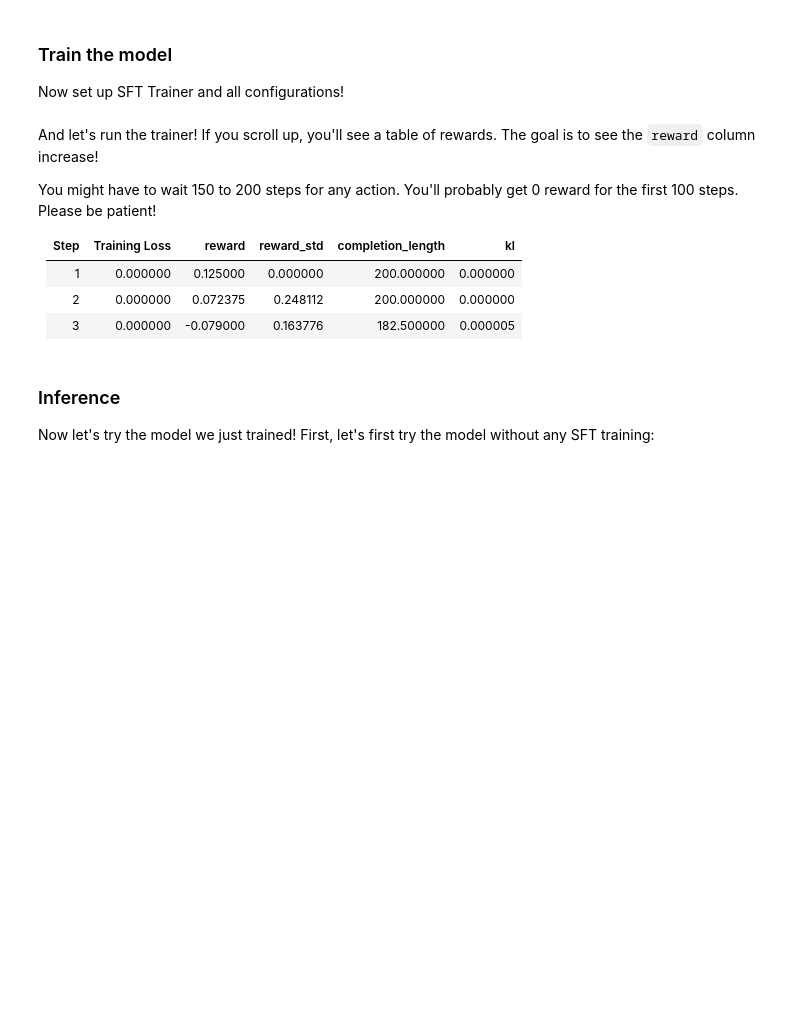
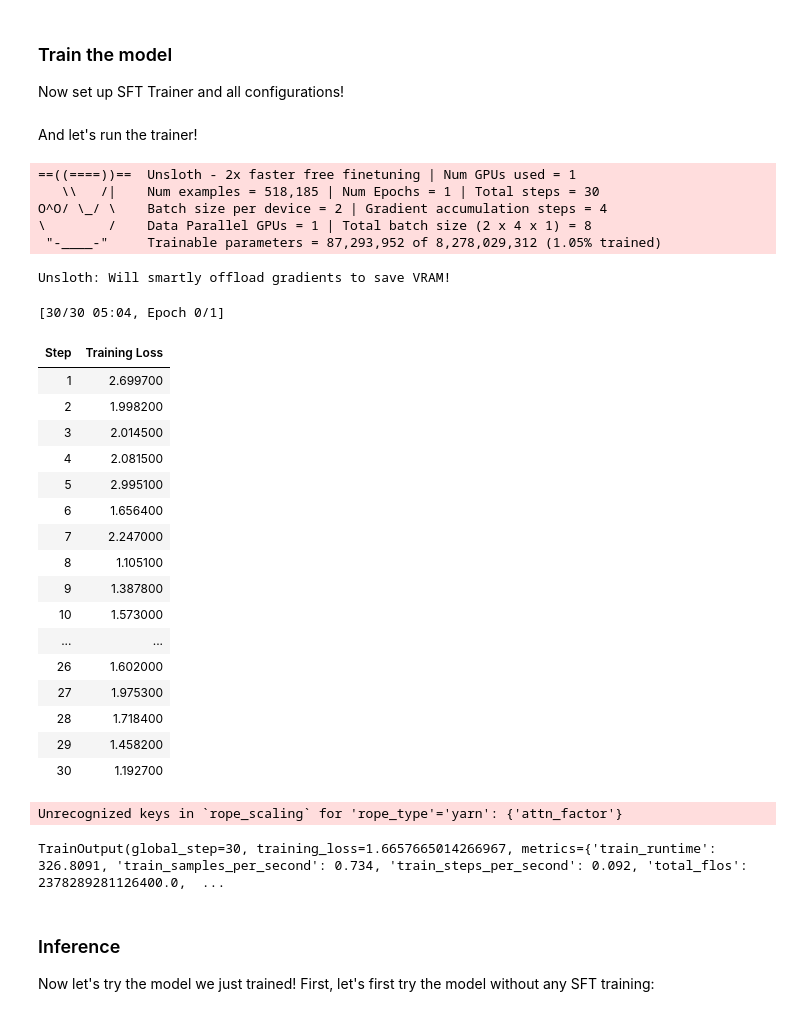
Before and after one commit to sdk451/CyberScraper-2077, a Jupyter notebook: DeepSeek_R1_0528_Qwen3_(8B)_Instruct.ipynb, the cells around one changed output. Cells and saved outputs as stored; diff of their text form; code cells hidden in the pictures; blank space fills up the shorter version.

```diff
--- a/DeepSeek_R1_0528_Qwen3_(8B)_Instruct.ipynb
+++ b/DeepSeek_R1_0528_Qwen3_(8B)_Instruct.ipynb
@@ -174,0 +228,15 @@ dataset[0]
+# %%
+def format_dataset(x):
+    return [
+        {"role" : "system",    "content" : system_prompt},
+        {"role" : "user",      "content" : x['user']},
+        {"role" : "assistant", "content" : x['assistant']},
+    ]
+
+from datasets import Dataset
+
+dataset = dataset.map(lambda x: {"text": tokenizer.apply_chat_template(format_dataset(x), tokenize=False)})
+
+# dataset["text"] = tokenizer.apply_chat_template(dataset.tolist(), tokenize = False)
+# dataset = Dataset.from_dict(dataset)
+dataset
@@ -179,15 +250,15 @@ Ie we'll remove the top 10% long prompts.
 # %%
-tokenized = dataset.map(
-    lambda x: {"tokens" : tokenizer.apply_chat_template(x["prompt"], add_generation_prompt = True, tokenize = True)},
-    batched = True,
-)
-print(tokenizer.decode(tokenized[0]["tokens"]))
-tokenized = tokenized.map(lambda x: {"L" : len(x["tokens"])})
+# tokenized = dataset.map(
+#     lambda x: {"tokens" : tokenizer.apply_chat_template(x["prompt"], add_generation_prompt = True, tokenize = True)},
+#     batched = True,
+# )
+# print(tokenizer.decode(tokenized[0]["tokens"]))
+# tokenized = tokenized.map(lambda x: {"L" : len(x["tokens"])})
 
-import numpy as np
-maximum_length = int(np.quantile(tokenized["L"], 0.9))
-print("Max Length = ", maximum_length)
+# import numpy as np
+# maximum_length = int(np.quantile(tokenized["L"], 0.9))
+# print("Max Length = ", maximum_length)
 
-# Filter only samples smaller than 90% max length
-dataset = dataset.select(np.where(np.array(tokenized["L"]) <= maximum_length)[0])
-del tokenized
+# # Filter only samples smaller than 90% max length
+# dataset = dataset.select(np.where(np.array(tokenized["L"]) <= maximum_length)[0])
+# del tokenized
@@ -221,34 +312,53 @@ sft_config = SFTConfig(
     completion_only_loss=False,
     # Add more configurations as needed
 )
-# %% [markdown]
-And let's run the trainer! If you scroll up, you'll see a table of rewards. The goal is to see the `reward` column increase!
-
-You might have to wait 150 to 200 steps for any action. You'll probably get 0 reward for the first 100 steps. Please be patient!
-
-| Step | Training Loss | reward    | reward_std | completion_length | kl       |
-|------|---------------|-----------|------------|-------------------|----------|
-| 1    | 0.000000      | 0.125000  | 0.000000   | 200.000000        | 0.000000 |
-| 2    | 0.000000      | 0.072375  | 0.248112   | 200.000000        | 0.000000 |
-| 3    | 0.000000      | -0.079000 | 0.163776   | 182.500000        | 0.000005 |
+# %% [markdown]
+And let's run the trainer!
 # %%
 # For optional training + evaluation
 # new_dataset = dataset.train_test_split(test_size = 0.01)
 
 trainer = SFTTrainer(
     model = model,
-    processing_class = tokenizer, # processing_class=processor.tokenizer,
+    # formatting_func = tokenizer, # processing_class=processor.tokenizer,
     dataset_text_field = "text", # Set the dataset_text_field to the new 'text' column
     packing = False, # Can make training 5x faster for short sequences.
     args = sft_config,
     train_dataset = dataset,
     # formatting_func=formatting_func, # No longer needed here as we pre-processed the dataset
     # For optional training + evaluation
     # train_dataset = new_dataset["train"],
     # eval_dataset = new_dataset["test"],
 )
 
 trainer.train()
+# %% [output]
+==((====))==  Unsloth - 2x faster free finetuning | Num GPUs used = 1
+   \\   /|    Num examples = 518,185 | Num Epochs = 1 | Total steps = 30
+O^O/ \_/ \    Batch size per device = 2 | Gradient accumulation steps = 4
+\        /    Data Parallel GPUs = 1 | Total batch size (2 x 4 x 1) = 8
+ "-____-"     Trainable parameters = 87,293,952 of 8,278,029,312 (1.05% trained)
+Unsloth: Will smartly offload gradients to save VRAM!
+[30/30 05:04, Epoch 0/1]
+| Step | Training Loss |
+| 1 | 2.699700 |
+| 2 | 1.998200 |
+| 3 | 2.014500 |
+| 4 | 2.081500 |
+| 5 | 2.995100 |
+| 6 | 1.656400 |
+| 7 | 2.247000 |
+| 8 | 1.105100 |
+| 9 | 1.387800 |
+| 10 | 1.573000 |
+| ... | ... |
+| 26 | 1.602000 |
+| 27 | 1.975300 |
+| 28 | 1.718400 |
+| 29 | 1.458200 |
+| 30 | 1.192700 |
+Unrecognized keys in `rope_scaling` for 'rope_type'='yarn': {'attn_factor'}
+TrainOutput(global_step=30, training_loss=1.6657665014266967, metrics={'train_runtime': 326.8091, 'train_samples_per_second': 0.734, 'train_steps_per_second': 0.092, 'total_flos': 2378289281126400.0,  ...
 # %% [markdown]
 <a name="Inference"></a>
 ### Inference
```
Also changed, not shown: parts of 22 cells of this notebook.
